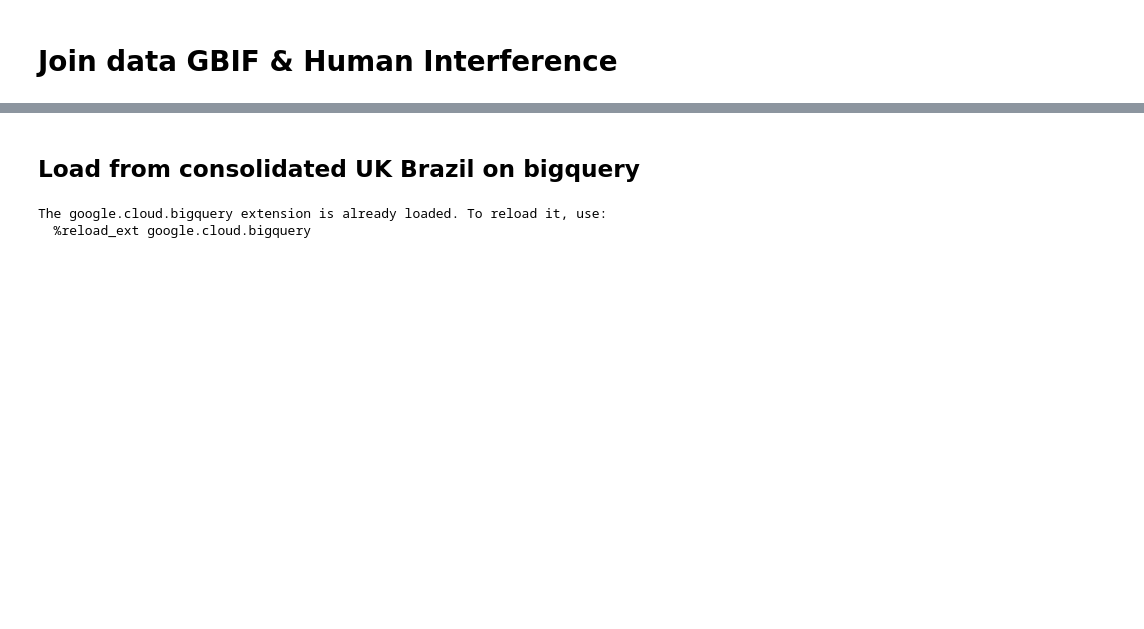
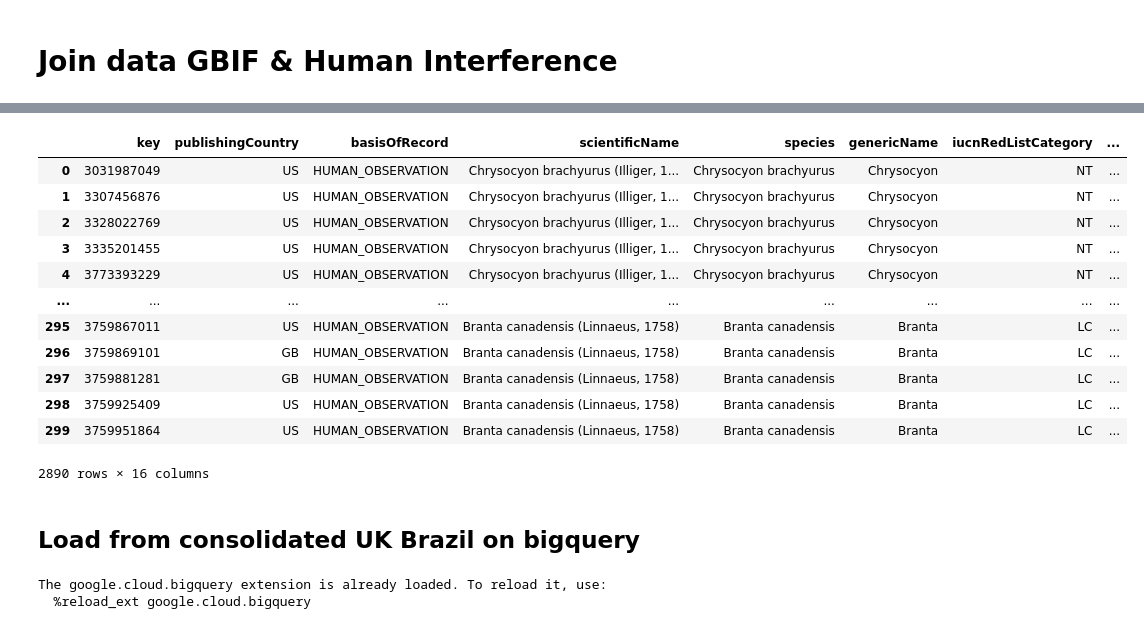
Before and after one commit to tekritesh/bio-mos, a Jupyter notebook: human_interference/combined_human_interference.ipynb, the cells around one changed output, grey strips where cells are left out. Drawn from its saved outputs; the diff is of its cells as text; code cells hidden in the pictures; blank space fills up the shorter version.

```diff
--- a/human_interference/combined_human_interference.ipynb
+++ b/human_interference/combined_human_interference.ipynb
@@ -59,6 +52,22 @@ df_world['date'] = df_world['eventDate'].str[:10]
 df_world['invasive'] = df_world[['countryCode','scientificName']].\
                     apply(lambda x: True if x['scientificName'] in inv_dict[x['countryCode']] else False
                           , axis=1)
+# %%
+df_world
+# %% [output]
+|  | key | publishingCountry | basisOfRecord | scientificName | species | genericName | iucnRedListCategory | ... |
+| 0 | 3031987049 | US | HUMAN_OBSERVATION | Chrysocyon brachyurus (Illiger, 1... | Chrysocyon brachyurus | Chrysocyon | NT | ... |
+| 1 | 3307456876 | US | HUMAN_OBSERVATION | Chrysocyon brachyurus (Illiger, 1... | Chrysocyon brachyurus | Chrysocyon | NT | ... |
+| 2 | 3328022769 | US | HUMAN_OBSERVATION | Chrysocyon brachyurus (Illiger, 1... | Chrysocyon brachyurus | Chrysocyon | NT | ... |
+| 3 | 3335201455 | US | HUMAN_OBSERVATION | Chrysocyon brachyurus (Illiger, 1... | Chrysocyon brachyurus | Chrysocyon | NT | ... |
+| 4 | 3773393229 | US | HUMAN_OBSERVATION | Chrysocyon brachyurus (Illiger, 1... | Chrysocyon brachyurus | Chrysocyon | NT | ... |
+| ... | ... | ... | ... | ... | ... | ... | ... | ... |
+| 295 | 3759867011 | US | HUMAN_OBSERVATION | Branta canadensis (Linnaeus, 1758) | Branta canadensis | Branta | LC | ... |
+| 296 | 3759869101 | GB | HUMAN_OBSERVATION | Branta canadensis (Linnaeus, 1758) | Branta canadensis | Branta | LC | ... |
+| 297 | 3759881281 | GB | HUMAN_OBSERVATION | Branta canadensis (Linnaeus, 1758) | Branta canadensis | Branta | LC | ... |
+| 298 | 3759925409 | US | HUMAN_OBSERVATION | Branta canadensis (Linnaeus, 1758) | Branta canadensis | Branta | LC | ... |
+| 299 | 3759951864 | US | HUMAN_OBSERVATION | Branta canadensis (Linnaeus, 1758) | Branta canadensis | Branta | LC | ... |
+2890 rows × 16 columns
 # %%
 df_world['avg_radiance'] = df_world[['decimalLatitude',
                                      'decimalLongitude',
```
Also changed, not shown: parts of 1 cell of this notebook.
